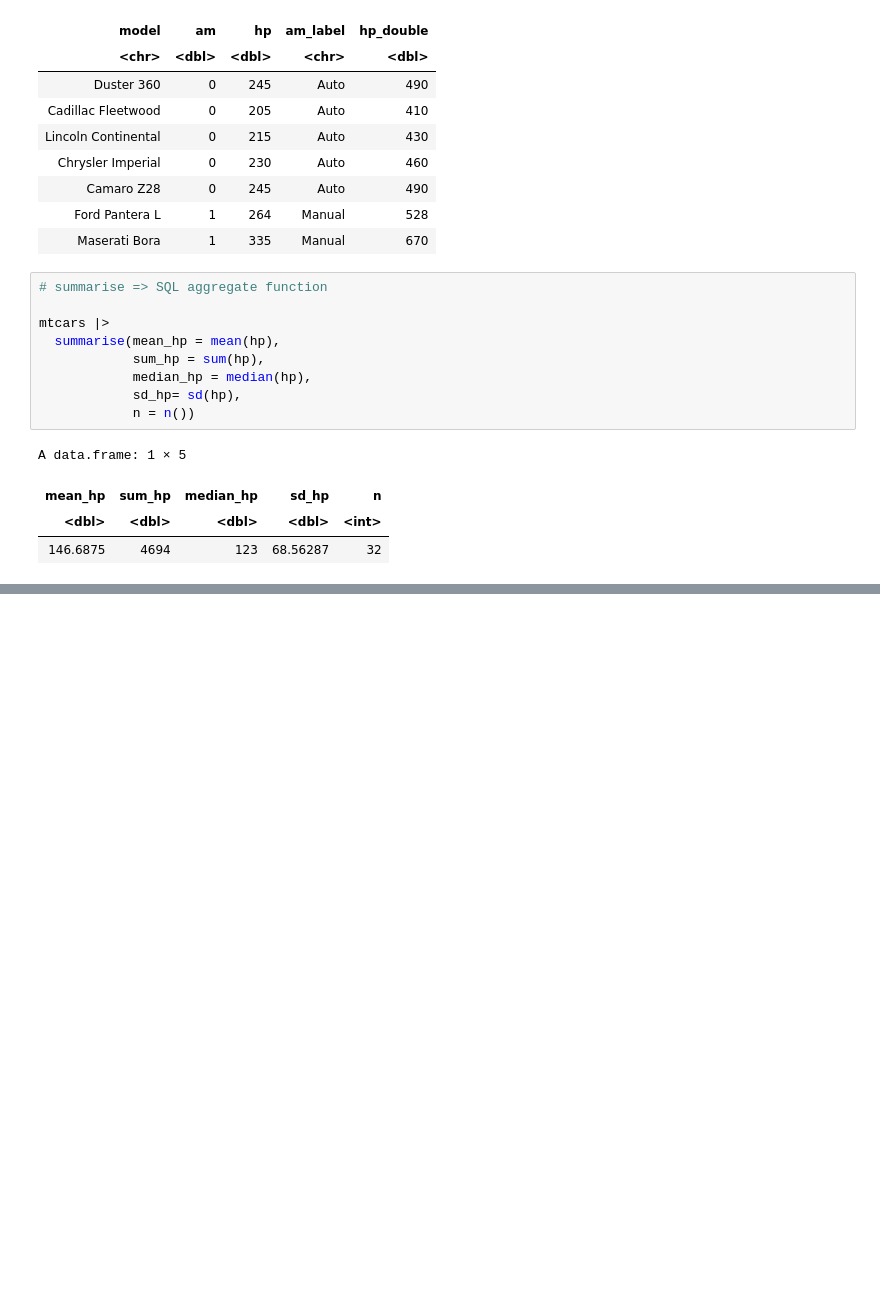
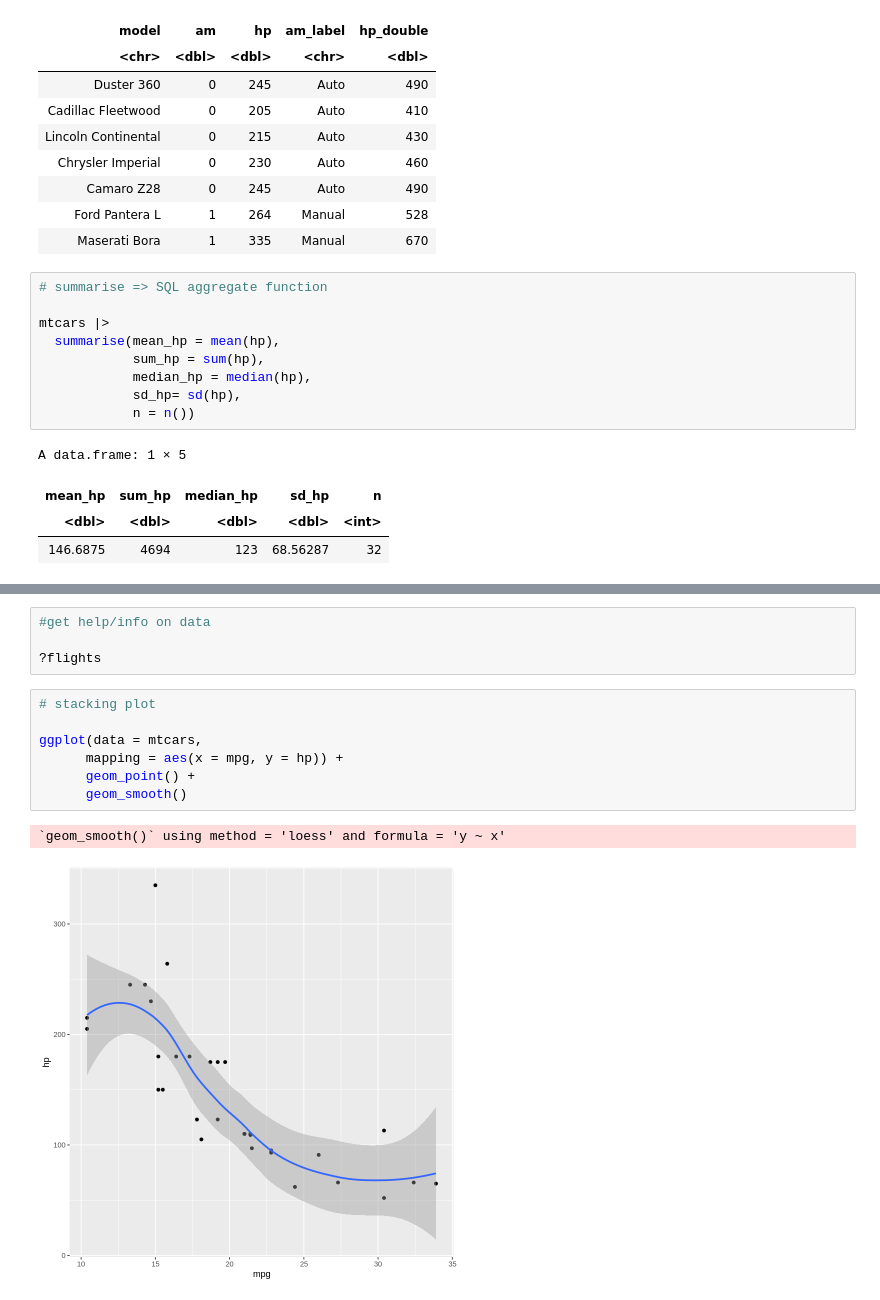
Before and after one commit to wiramonwrm/data-analytics, a Jupyter notebook: R_cheat_sheet.ipynb, the cells around one changed output, grey strips where cells are left out. Cells and saved outputs as stored; diff of their text form; blank space fills up the shorter version.

```diff
--- a/R_cheat_sheet.ipynb
+++ b/R_cheat_sheet.ipynb
@@ -785,0 +1136,14 @@ A data.frame: 1 × 5
+# %%
+#get help/info on data
+
+?flights
+# %%
+# stacking plot
+
+ggplot(data = mtcars,
+      mapping = aes(x = mpg, y = hp)) +
+      geom_point() +
+      geom_smooth()
+# %% [output]
+`geom_smooth()` using method = 'loess' and formula = 'y ~ x'
+[figure, added]
```
Also changed, not shown: parts of 47 cells of this notebook.
